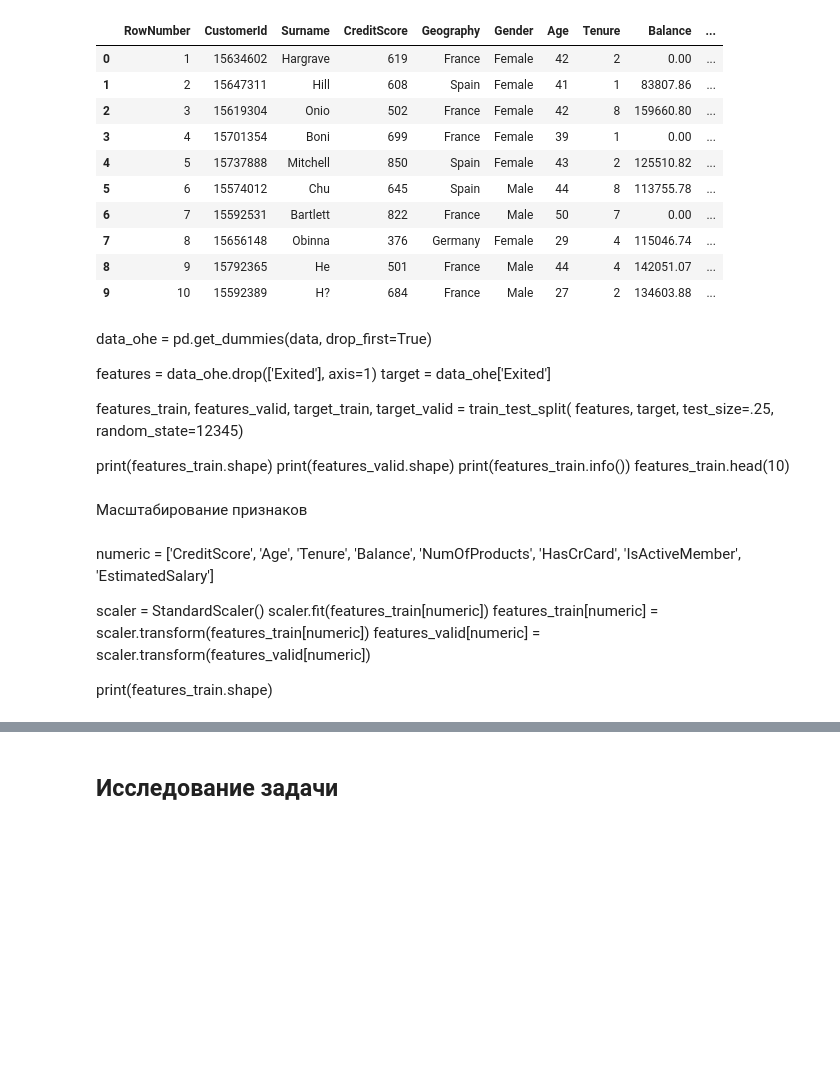
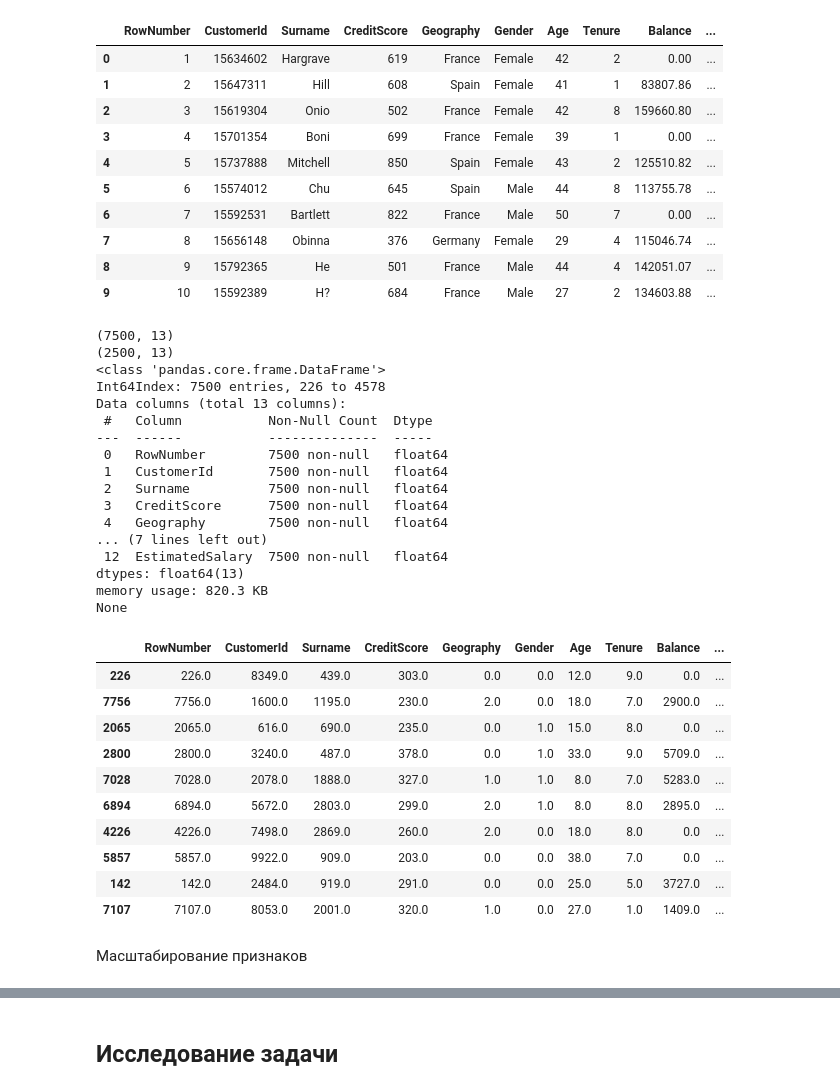
Before and after one commit to VSXV/Data-Science-Projects, a Jupyter notebook: fedb9f5b-e73a-4983-a300-54cf533e1cdd.ipynb, the cells around one changed output, grey strips where cells are left out. Cells and saved outputs as stored; diff of their text form; code cells hidden in the pictures; blank space fills up the shorter version.

```diff
--- a/fedb9f5b-e73a-4983-a300-54cf533e1cdd.ipynb
+++ b/fedb9f5b-e73a-4983-a300-54cf533e1cdd.ipynb
@@ -58,27 +62,50 @@ None
 | 7 | 8 | 15656148 | Obinna | 376 | Germany | Female | 29 | 4 | 115046.74 | ... |
 | 8 | 9 | 15792365 | He | 501 | France | Male | 44 | 4 | 142051.07 | ... |
 | 9 | 10 | 15592389 | H? | 684 | France | Male | 27 | 2 | 134603.88 | ... |
-# %% [markdown]
-data_ohe = pd.get_dummies(data, drop_first=True)
-
-features = data_ohe.drop(['Exited'], axis=1)
-target = data_ohe['Exited']
-
-features_train, features_valid, target_train, target_valid = train_test_split(
-    features, target, test_size=.25, random_state=12345)
-
-print(features_train.shape)
-print(features_valid.shape)
-print(features_train.info())
-features_train.head(10)
+# %%
+encoder = OrdinalEncoder()
+encoder.fit(data)
+data_ordinal = encoder.transform(data)
+data_ordinal = pd.DataFrame(encoder.transform(data), columns=data.columns)
+
+features = data_ordinal.drop(['Exited'], axis=1)
+target = data_ordinal['Exited']
+
+features_train, features_valid, target_train, target_valid = train_test_split(
+    features, target, test_size=.25, random_state=12345)
+
+print(features_train.shape)
+print(features_valid.shape)
+print(features_train.info())
+features_train.head(10)
+# %% [output]
+(7500, 13)
+(2500, 13)
+<class 'pandas.core.frame.DataFrame'>
+Int64Index: 7500 entries, 226 to 4578
+Data columns (total 13 columns):
+ #   Column           Non-Null Count  Dtype
+---  ------           --------------  -----
+ 0   RowNumber        7500 non-null   float64
+ 1   CustomerId       7500 non-null   float64
+ 2   Surname          7500 non-null   float64
+ 3   CreditScore      7500 non-null   float64
+ 4   Geography        7500 non-null   float64
+... (7 lines left out)
+ 12  EstimatedSalary  7500 non-null   float64
+dtypes: float64(13)
+memory usage: 820.3 KB
+None
+|  | RowNumber | CustomerId | Surname | CreditScore | Geography | Gender | Age | Tenure | Balance | ... |
+| 226 | 226.0 | 8349.0 | 439.0 | 303.0 | 0.0 | 0.0 | 12.0 | 9.0 | 0.0 | ... |
+| 7756 | 7756.0 | 1600.0 | 1195.0 | 230.0 | 2.0 | 0.0 | 18.0 | 7.0 | 2900.0 | ... |
+| 2065 | 2065.0 | 616.0 | 690.0 | 235.0 | 0.0 | 1.0 | 15.0 | 8.0 | 0.0 | ... |
+| 2800 | 2800.0 | 3240.0 | 487.0 | 378.0 | 0.0 | 1.0 | 33.0 | 9.0 | 5709.0 | ... |
+| 7028 | 7028.0 | 2078.0 | 1888.0 | 327.0 | 1.0 | 1.0 | 8.0 | 7.0 | 5283.0 | ... |
+| 6894 | 6894.0 | 5672.0 | 2803.0 | 299.0 | 2.0 | 1.0 | 8.0 | 8.0 | 2895.0 | ... |
+| 4226 | 4226.0 | 7498.0 | 2869.0 | 260.0 | 2.0 | 0.0 | 18.0 | 8.0 | 0.0 | ... |
+| 5857 | 5857.0 | 9922.0 | 909.0 | 203.0 | 0.0 | 0.0 | 38.0 | 7.0 | 0.0 | ... |
+| 142 | 142.0 | 2484.0 | 919.0 | 291.0 | 0.0 | 0.0 | 25.0 | 5.0 | 3727.0 | ... |
+| 7107 | 7107.0 | 8053.0 | 2001.0 | 320.0 | 1.0 | 0.0 | 27.0 | 1.0 | 1409.0 | ... |
 # %% [markdown]
 Масштабирование признаков
-# %% [markdown]
-numeric = ['CreditScore', 'Age', 'Tenure', 'Balance', 'NumOfProducts', 'HasCrCard',	'IsActiveMember', 'EstimatedSalary']
-
-scaler = StandardScaler()
-scaler.fit(features_train[numeric])
-features_train[numeric] = scaler.transform(features_train[numeric])
-features_valid[numeric] = scaler.transform(features_valid[numeric])
-
-print(features_train.shape)
```
Also changed, not shown: parts of 22 cells of this notebook.
